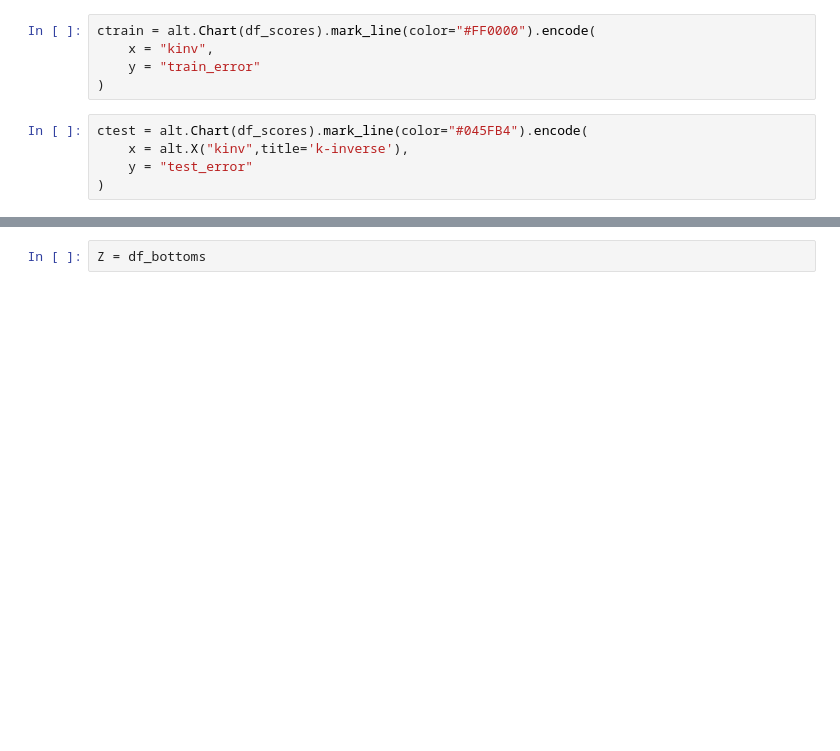
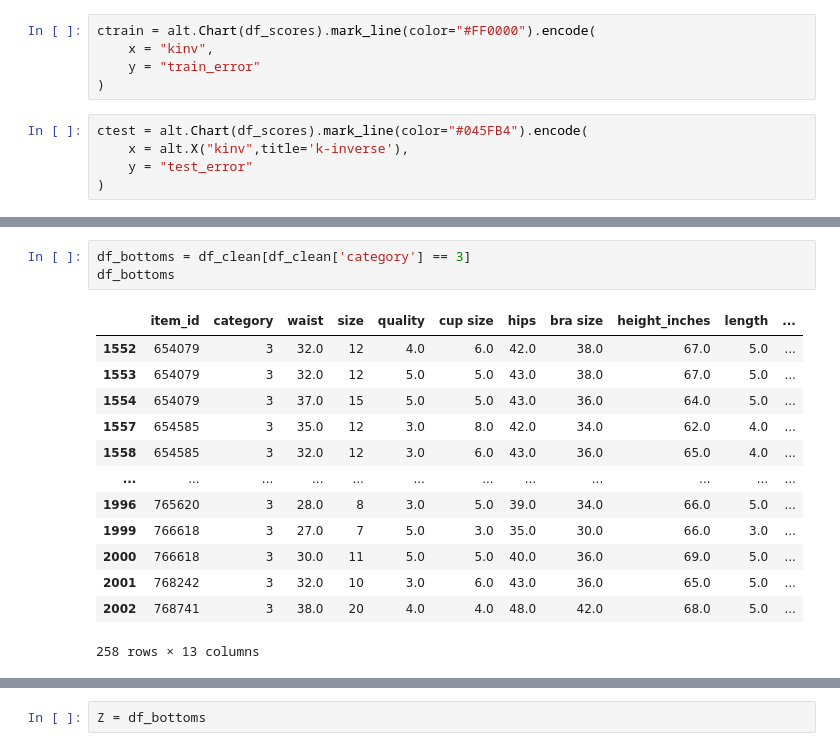
Before and after one commit to emicervantes/FashionDataProject, a Jupyter notebook: Scripts/fashionModeling2.ipynb, the cells around one changed output, grey strips where cells are left out. Cells and saved outputs as stored; diff of their text form; blank space fills up the shorter version.

```diff
--- a/Scripts/fashionModeling2.ipynb
+++ b/Scripts/fashionModeling2.ipynb
@@ -185,5 +217,22 @@ ctest = alt.Chart(df_scores).mark_line(color="#045FB4").encode(
 ctrain+ctest
 # %% [output]
 [interactive output not drawn]
+# %%
+df_bottoms = df_clean[df_clean['category'] == 3]
+df_bottoms
+# %% [output]
+|  | item_id | category | waist | size | quality | cup size | hips | bra size | height_inches | length | ... |
+| 1552 | 654079 | 3 | 32.0 | 12 | 4.0 | 6.0 | 42.0 | 38.0 | 67.0 | 5.0 | ... |
+| 1553 | 654079 | 3 | 32.0 | 12 | 5.0 | 5.0 | 43.0 | 38.0 | 67.0 | 5.0 | ... |
+| 1554 | 654079 | 3 | 37.0 | 15 | 5.0 | 5.0 | 43.0 | 36.0 | 64.0 | 5.0 | ... |
+| 1557 | 654585 | 3 | 35.0 | 12 | 3.0 | 8.0 | 42.0 | 34.0 | 62.0 | 4.0 | ... |
+| 1558 | 654585 | 3 | 32.0 | 12 | 3.0 | 6.0 | 43.0 | 36.0 | 65.0 | 4.0 | ... |
+| ... | ... | ... | ... | ... | ... | ... | ... | ... | ... | ... | ... |
+| 1996 | 765620 | 3 | 28.0 | 8 | 3.0 | 5.0 | 39.0 | 34.0 | 66.0 | 5.0 | ... |
+| 1999 | 766618 | 3 | 27.0 | 7 | 5.0 | 3.0 | 35.0 | 30.0 | 66.0 | 3.0 | ... |
+| 2000 | 766618 | 3 | 30.0 | 11 | 5.0 | 5.0 | 40.0 | 36.0 | 69.0 | 5.0 | ... |
+| 2001 | 768242 | 3 | 32.0 | 10 | 3.0 | 6.0 | 43.0 | 36.0 | 65.0 | 5.0 | ... |
+| 2002 | 768741 | 3 | 38.0 | 20 | 4.0 | 4.0 | 48.0 | 42.0 | 68.0 | 5.0 | ... |
+258 rows × 13 columns
 # %%
 df_bottoms = df_clean[['waist','height_inches','fit']].copy()
```
Also changed, not shown: parts of 36 cells of this notebook.
